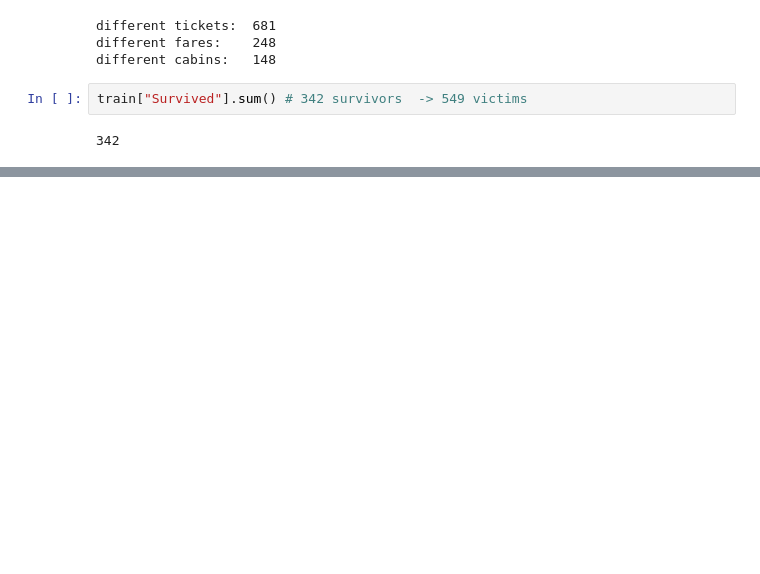
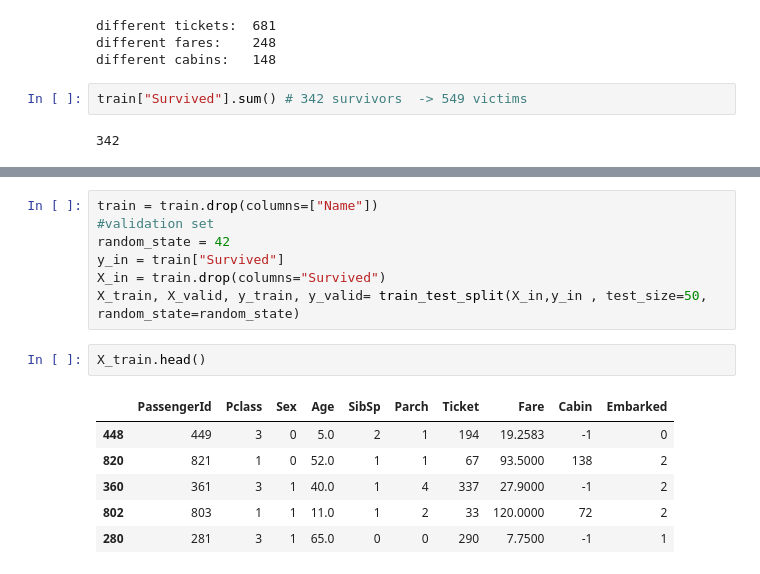
Before and after one commit to Severin-Wyss/titanic, a Jupyter notebook: Titanic - Machine Learning from Disaster.ipynb, the cells around one changed output, grey strips where cells are left out. Cells and saved outputs as stored; diff of their text form; blank space fills up the shorter version.

```diff
--- a/Titanic - Machine Learning from Disaster.ipynb
+++ b/Titanic - Machine Learning from Disaster.ipynb
@@ -40,0 +78,16 @@ train["Survived"].sum() # 342 survivors  -> 549 victims
+# %%
+train = train.drop(columns=["Name"])
+#validation set
+random_state = 42
+y_in = train["Survived"]
+X_in = train.drop(columns="Survived")
+X_train, X_valid, y_train, y_valid= train_test_split(X_in,y_in , test_size=50, random_state=random_state)
+# %%
+X_train.head()
+# %% [output]
+|  | PassengerId | Pclass | Sex | Age | SibSp | Parch | Ticket | Fare | Cabin | Embarked |
+| 448 | 449 | 3 | 0 | 5.0 | 2 | 1 | 194 | 19.2583 | -1 | 0 |
+| 820 | 821 | 1 | 0 | 52.0 | 1 | 1 | 67 | 93.5000 | 138 | 2 |
+| 360 | 361 | 3 | 1 | 40.0 | 1 | 4 | 337 | 27.9000 | -1 | 2 |
+| 802 | 803 | 1 | 1 | 11.0 | 1 | 2 | 33 | 120.0000 | 72 | 2 |
+| 280 | 281 | 3 | 1 | 65.0 | 0 | 0 | 290 | 7.7500 | -1 | 1 |
```
Also changed, not shown: parts of 12 cells of this notebook.
